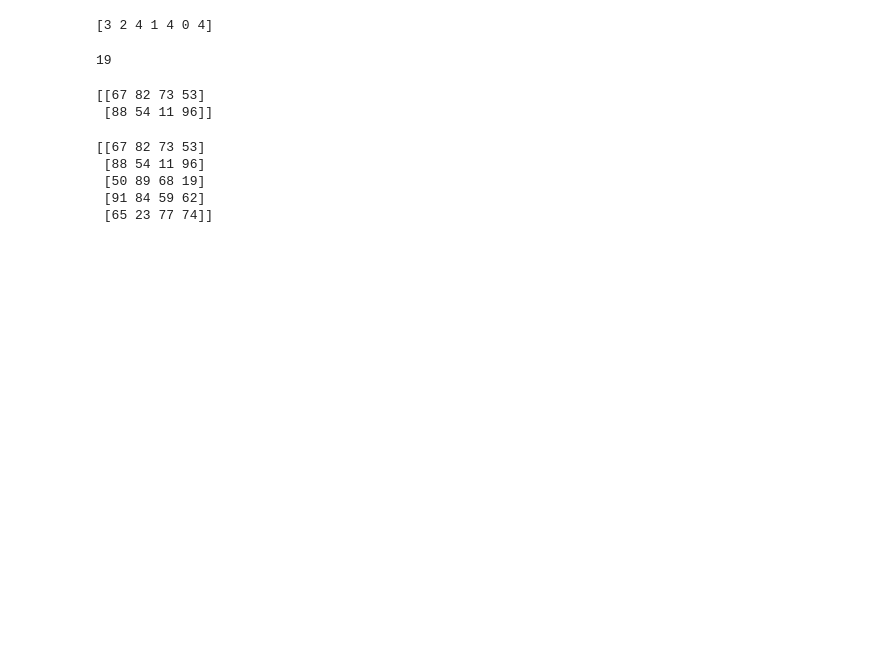
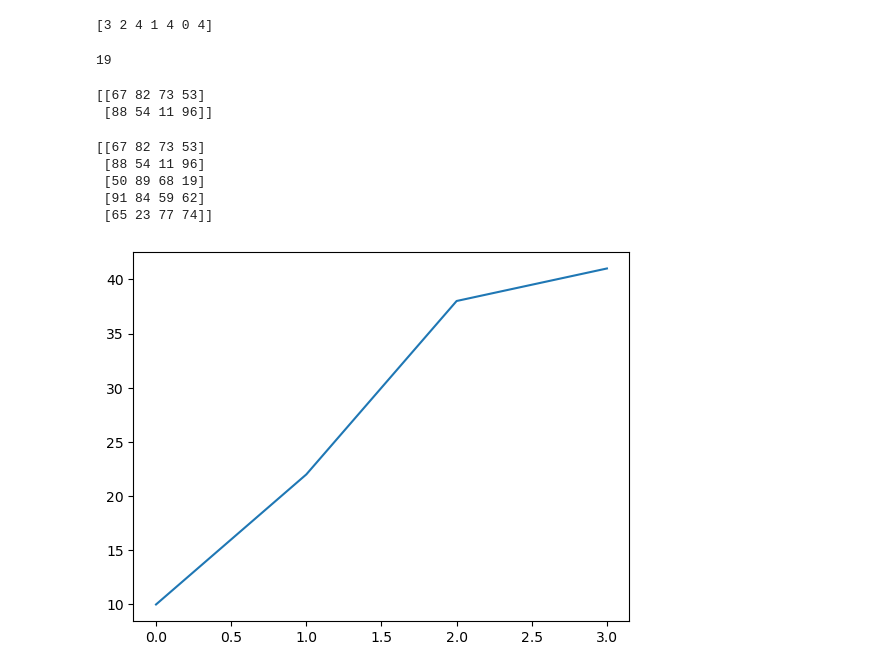
Before and after one commit to Pravifdo/Basic--python-code, a Jupyter notebook: BasicOfpython.ipynb, the cells around one changed output. Saved outputs shown, nothing was run; the diff lists cells and outputs as text; code cells hidden in the pictures; blank space fills up the shorter version.

Commit message:
Learned basic matplotlib plotting - created a simple line graph

```diff
--- a/BasicOfpython.ipynb
+++ b/BasicOfpython.ipynb
@@ -424,3 +424,13 @@ print(array[:,0:4])
  [50 89 68 19]
  [91 84 59 62]
  [65 23 77 74]]
+# %%
+import matplotlib .pyplot as plt
+
+y =[10,22,38,41]
+#x =[0,1,2,3]
+
+plt.plot(y)
+plt.show()
+# %% [output]
+[figure, added]
```
Also changed, not shown: parts of 8 cells of this notebook, 2 other files.
